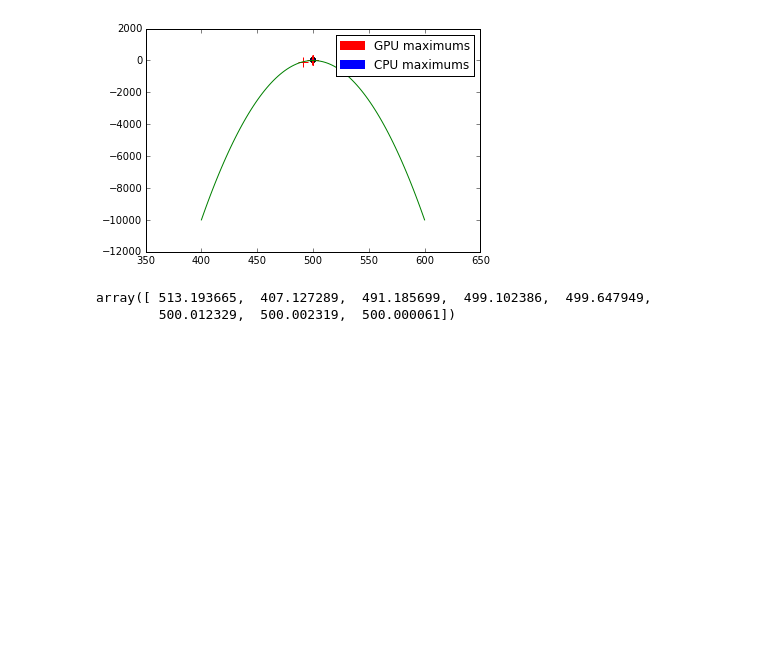
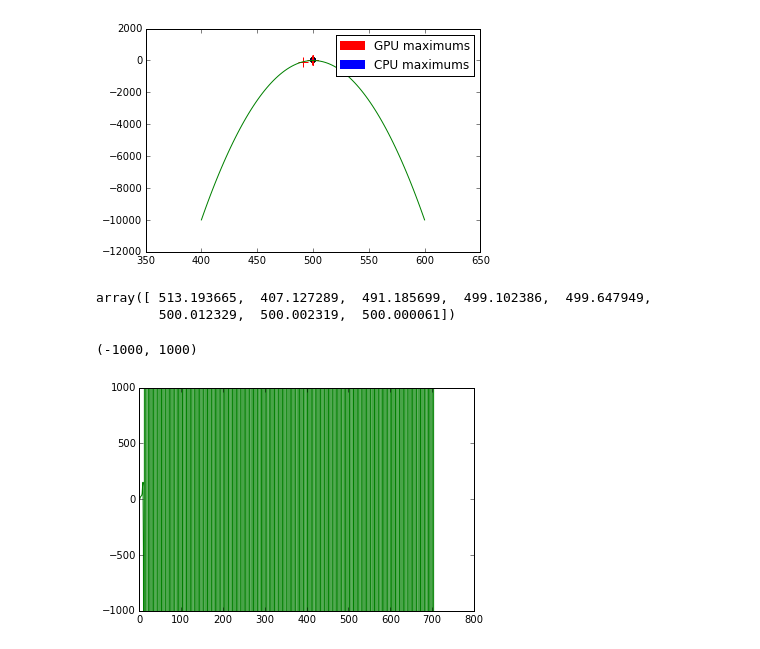
Before and after one commit to sszuflita/optimize, a Jupyter notebook: analysis/Analysis.ipynb, the cells around one changed output. Drawn from its saved outputs; the diff is of its cells as text; code cells hidden in the pictures; blank space fills up the shorter version.

Commit message:
Adding final plots.

```diff
--- a/analysis/Analysis.ipynb
+++ b/analysis/Analysis.ipynb
@@ -59,3 +59,11 @@ gpu_maximizers
 # %% [output]
 array([ 513.193665,  407.127289,  491.185699,  499.102386,  499.647949,
         500.012329,  500.002319,  500.000061])
+# %%
+x = np.linspace(1, 1000, 1000)
+plt.plot(x,   20 * log(x) - 5.5 / x + .0004 * x * x * exp(x) * sin(x), c='green')
+
+plt.ylim([-1000, 1000])
+# %% [output]
+(-1000, 1000)
+[figure, added]
```
Also changed, not shown: parts of 2 cells of this notebook, 4 other files.
